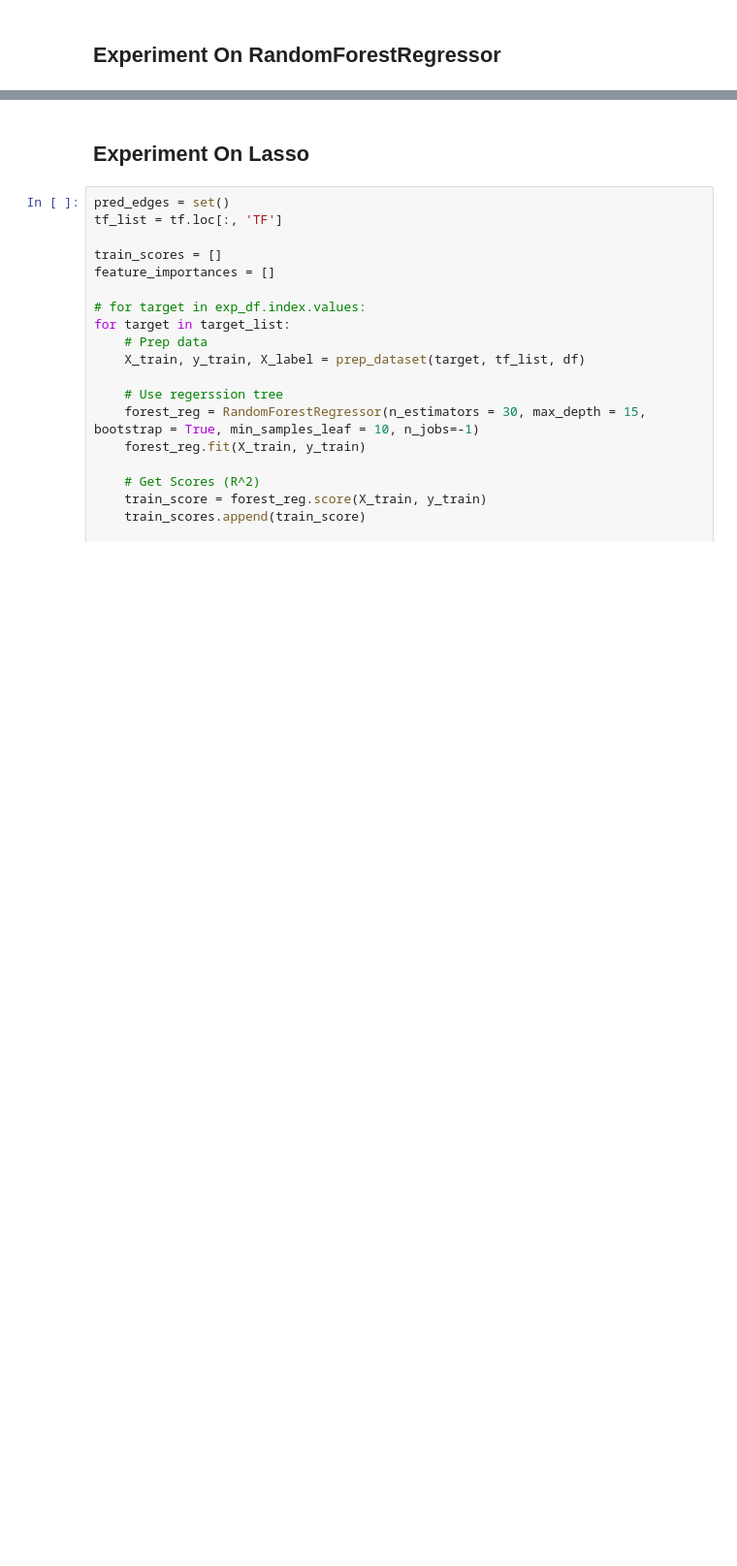
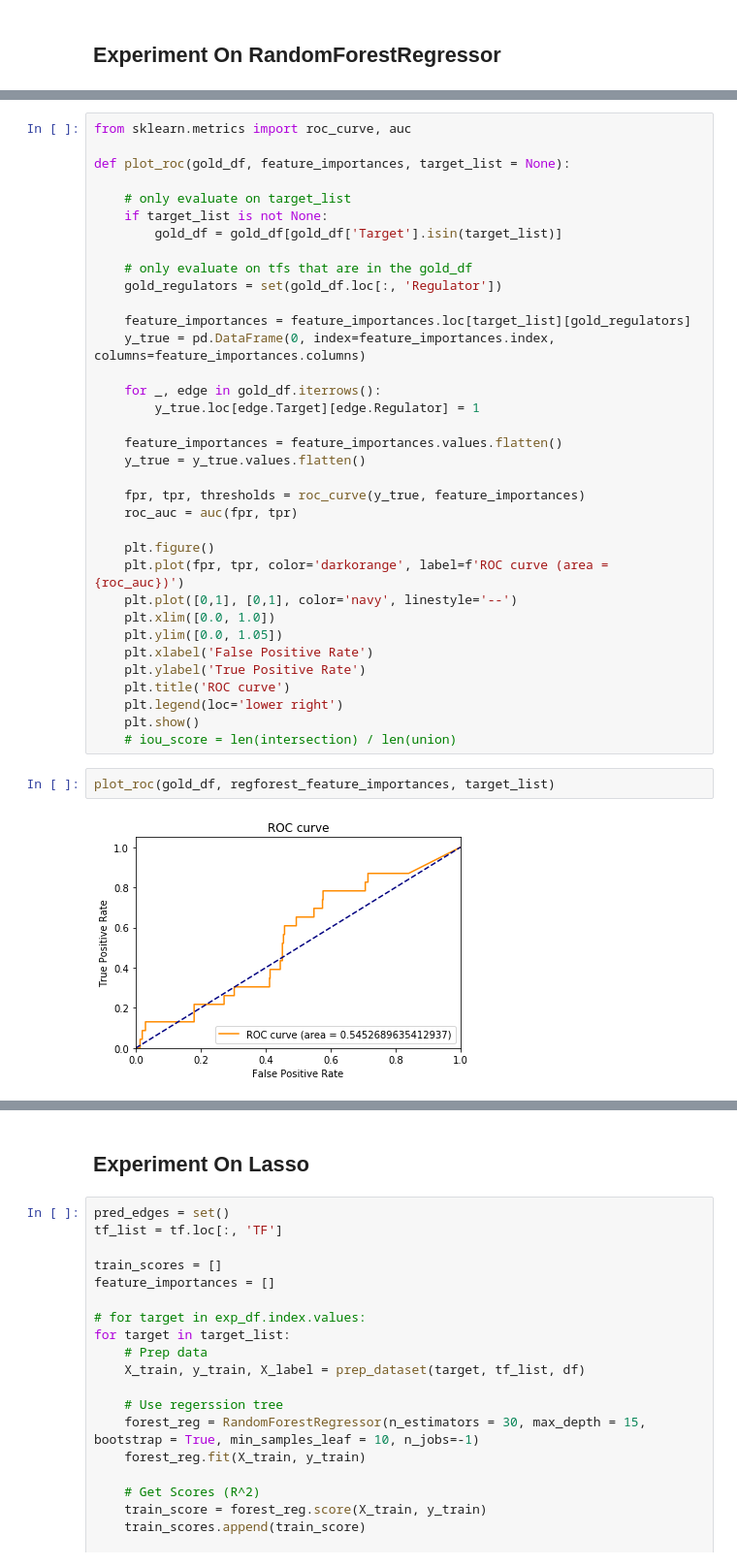
Before and after one commit to Louise15926/GRN_Inference_IY, a Jupyter notebook: scripts-notebooks/grn_notebook_expr.ipynb, the cells around one changed output, grey strips where cells are left out. Shown at 97% size. Cells and saved outputs as stored; diff of their text form; blank space fills up the shorter version.

```diff
--- a/scripts-notebooks/grn_notebook_expr.ipynb
+++ b/scripts-notebooks/grn_notebook_expr.ipynb
@@ -181 +186,40 @@ regforest score: 0.006573050492978787
+# %%
+from sklearn.metrics import roc_curve, auc
+
+def plot_roc(gold_df, feature_importances, target_list = None):
+
+    # only evaluate on target_list
+    if target_list is not None:
+        gold_df = gold_df[gold_df['Target'].isin(target_list)]
+
+    # only evaluate on tfs that are in the gold_df
+    gold_regulators = set(gold_df.loc[:, 'Regulator'])
+
+    feature_importances = feature_importances.loc[target_list][gold_regulators]
+    y_true = pd.DataFrame(0, index=feature_importances.index, columns=feature_importances.columns)
+
+    for _, edge in gold_df.iterrows():
+        y_true.loc[edge.Target][edge.Regulator] = 1
+
+    feature_importances = feature_importances.values.flatten()
+    y_true = y_true.values.flatten()
+
+    fpr, tpr, thresholds = roc_curve(y_true, feature_importances)
+    roc_auc = auc(fpr, tpr)
+
+    plt.figure()
+    plt.plot(fpr, tpr, color='darkorange', label=f'ROC curve (area = {roc_auc})')
+    plt.plot([0,1], [0,1], color='navy', linestyle='--')
+    plt.xlim([0.0, 1.0])
+    plt.ylim([0.0, 1.05])
+    plt.xlabel('False Positive Rate')
+    plt.ylabel('True Positive Rate')
+    plt.title('ROC curve')
+    plt.legend(loc='lower right')
+    plt.show()
+    # iou_score = len(intersection) / len(union)
+# %%
+plot_roc(gold_df, regforest_feature_importances, target_list)
+# %% [output]
+[figure, added]
 # %%
```
Also changed, not shown: parts of 9 cells of this notebook.
